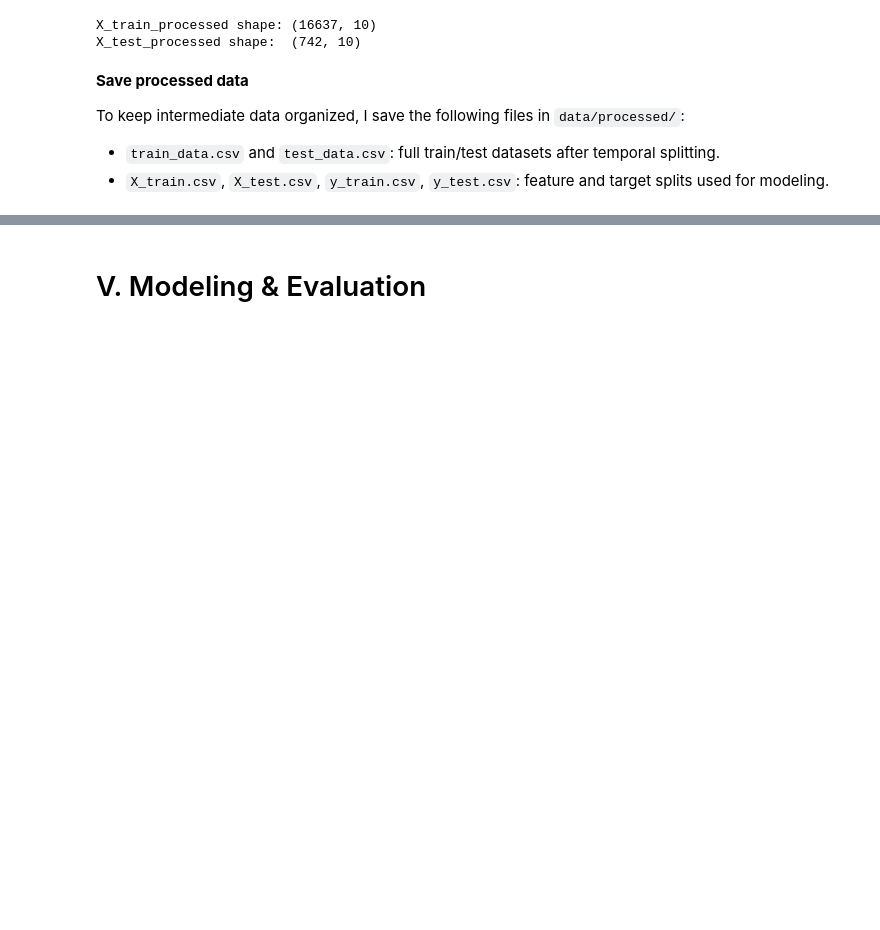
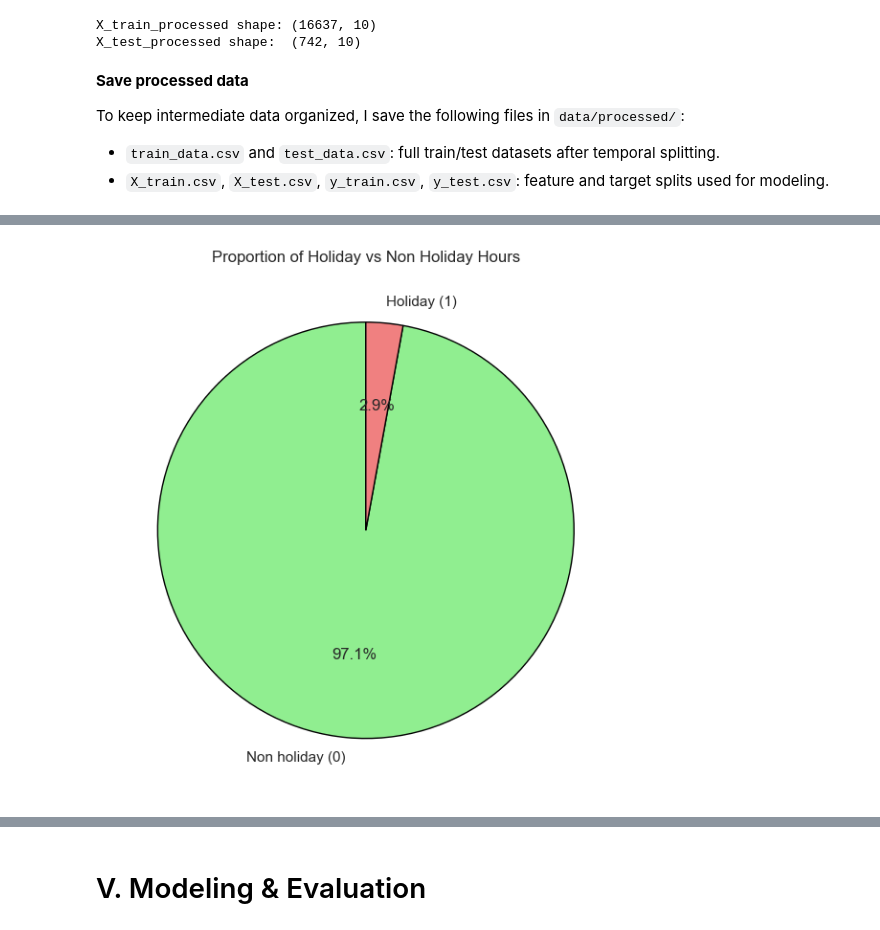
Before and after one commit to clarissecasicarino/hourly-bike-predictor, a Jupyter notebook: notebooks/regression_capstone.ipynb, the cells around one changed output, grey strips where cells are left out. Drawn from its saved outputs; the diff is of its cells as text; code cells hidden in the pictures; blank space fills up the shorter version.

```diff
--- a/notebooks/regression_capstone.ipynb
+++ b/notebooks/regression_capstone.ipynb
@@ -489,0 +618,18 @@ y_test.to_csv( "../data/processed/y_test.csv",  index=False)
+# %%
+# 3. Binary → Pie chart (balance of 0/1)
+plt.figure(figsize=(6, 6))
+holiday_counts = train_df["holiday"].value_counts()
+labels = ["Non holiday (0)", "Holiday (1)"]
+sizes = holiday_counts.values
+colors = ["lightgreen", "lightcoral"]
+
+plt.pie(
+    sizes, labels=labels, autopct="%1.1f%%", startangle=90, colors=colors,
+    wedgeprops={"linewidth": 1, "edgecolor": "black"}
+)
+plt.title("Proportion of Holiday vs Non Holiday Hours")
+plt.tight_layout()
+plt.savefig("../outputs/figures/pie_holiday.png", dpi=200, bbox_inches="tight")
+plt.show()
+# %% [output]
+[figure, added]
```
Also changed, not shown: parts of 15 cells of this notebook, 6 other files.
